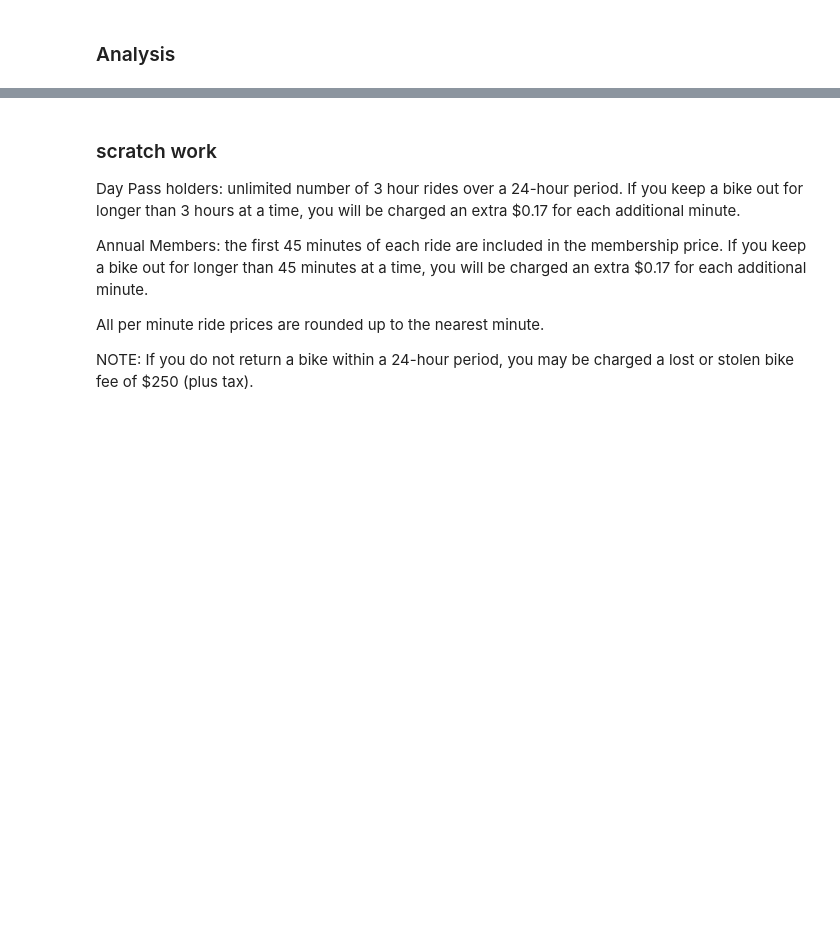
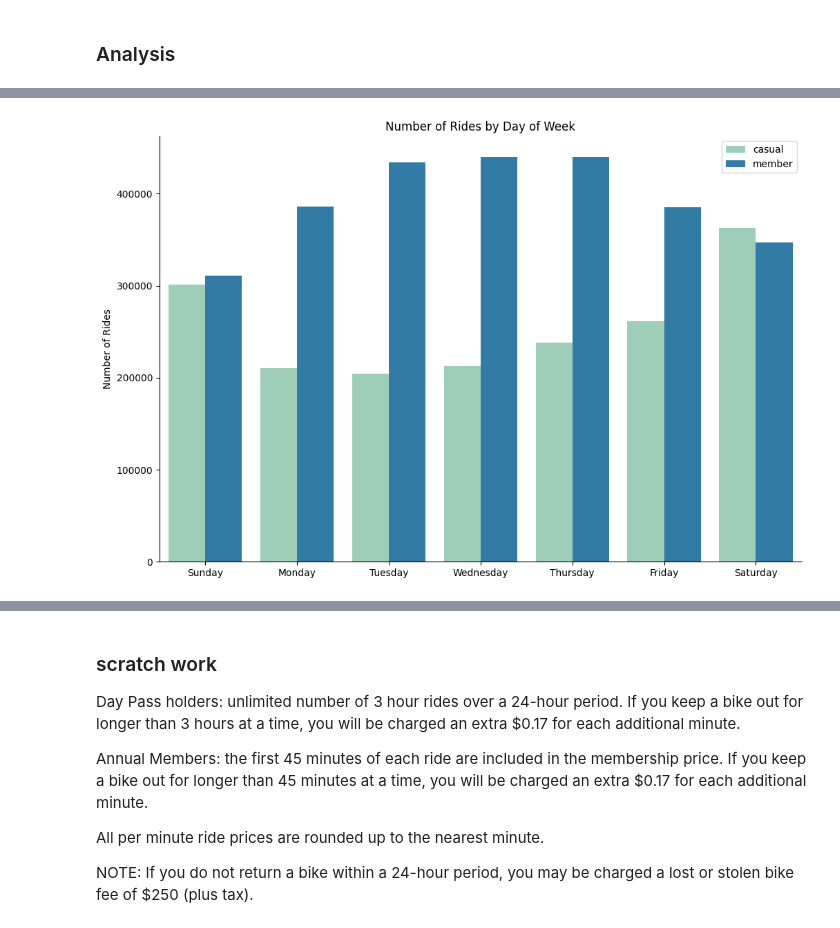
Before and after one commit to andyguo0228/bike_share_python, a Jupyter notebook: scratchbook.ipynb, the cells around one changed output, grey strips where cells are left out. Cells and saved outputs as stored; diff of their text form; code cells hidden in the pictures; blank space fills up the shorter version.

```diff
--- a/scratchbook.ipynb
+++ b/scratchbook.ipynb
@@ -263,0 +355,13 @@ ValueError: Could not interpret input 'members.index'
+# %%
+# Create bar plot number of rides by day of week
+day_order = ['Sunday', 'Monday', 'Tuesday', 'Wednesday', 'Thursday', 'Friday', 'Saturday']
+plt.figure(figsize=(12, 8))
+sns.countplot(x=df['started_at'].dt.day_name(), hue=df['member_casual'], order=day_order, palette='YlGnBu')
+plt.title('Number of Rides by Day of Week')
+plt.legend(title='')
+plt.xlabel('')
+plt.ylabel('Number of Rides')
+sns.despine()
+plt.show()
+# %% [output]
+[figure, added]
```
Also changed, not shown: parts of 16 cells of this notebook, 2 other files.
